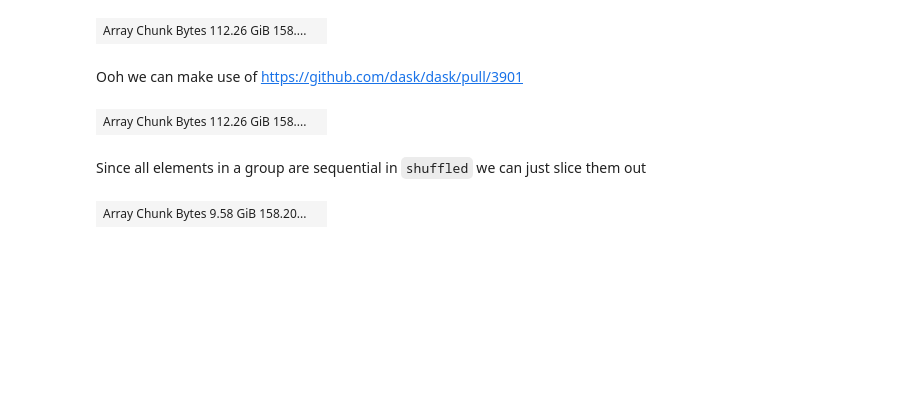
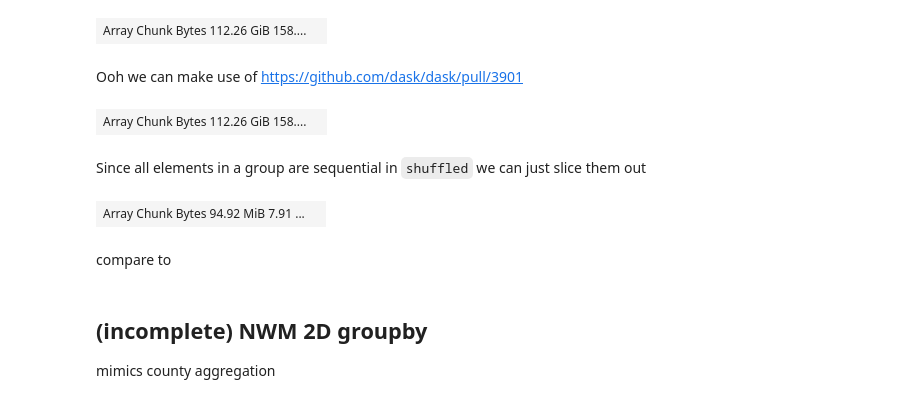
Before and after one commit to dcherian/ncar-challenge-suite, a Jupyter notebook: groupby-apply.ipynb, the cells around one changed output. Cells and saved outputs as stored; diff of their text form; code cells hidden in the pictures; blank space fills up the shorter version.

```diff
--- a/groupby-apply.ipynb
+++ b/groupby-apply.ipynb
@@ -223,11 +223,19 @@ shuffled
 Since all elements in a group are sequential in `shuffled` we can just slice them out
 # %%
 group_len = [len(idxr) for idxr in gb._group_indices]
-edges = np.insert(np.cumsum(group_len), 0, 0)
+edges = np.cumsum([0, *group_len])
 
+results = []
 for left, right in zip(edges[:-1], edges[1:]):
     group = shuffled[slice(left, right), ...]
+    results.append(group.mean(axis=0))
 # %%
-group
+dask.array.concatenate(results, axis=0)
 # %% [output]
-| Array Chunk Bytes 9.58 GiB 158.20... |  |
+| Array Chunk Bytes 94.92 MiB 7.91 ... |  |
+# %% [markdown]
+compare to
+# %% [markdown]
+## (incomplete) NWM 2D groupby
+
+mimics county aggregation
```
Also changed, not shown: parts of 7 cells of this notebook.
